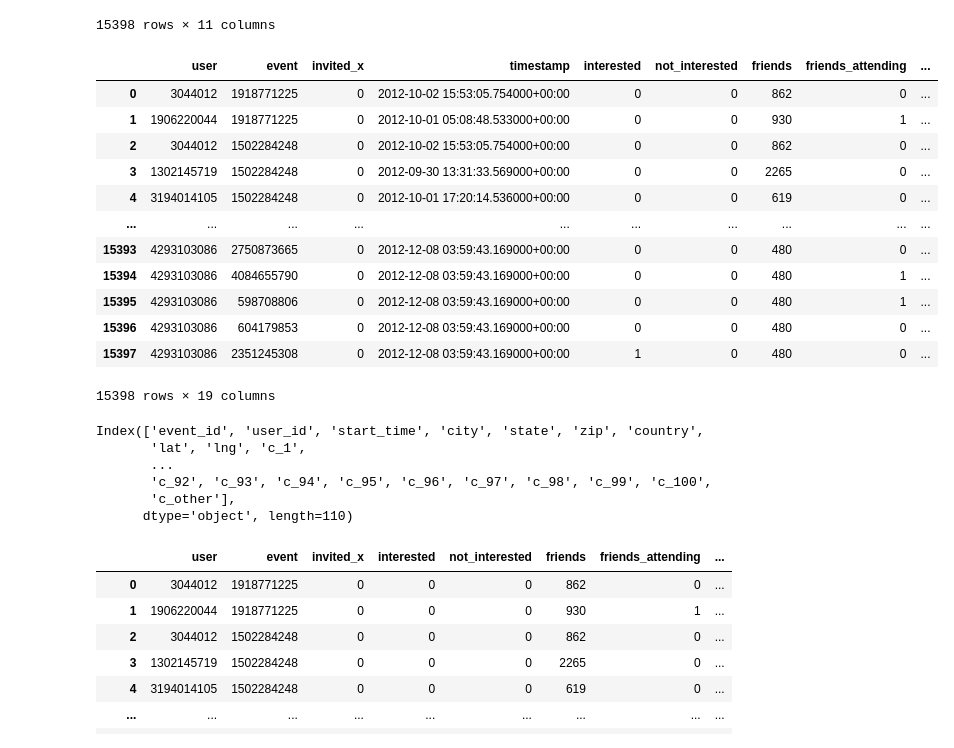
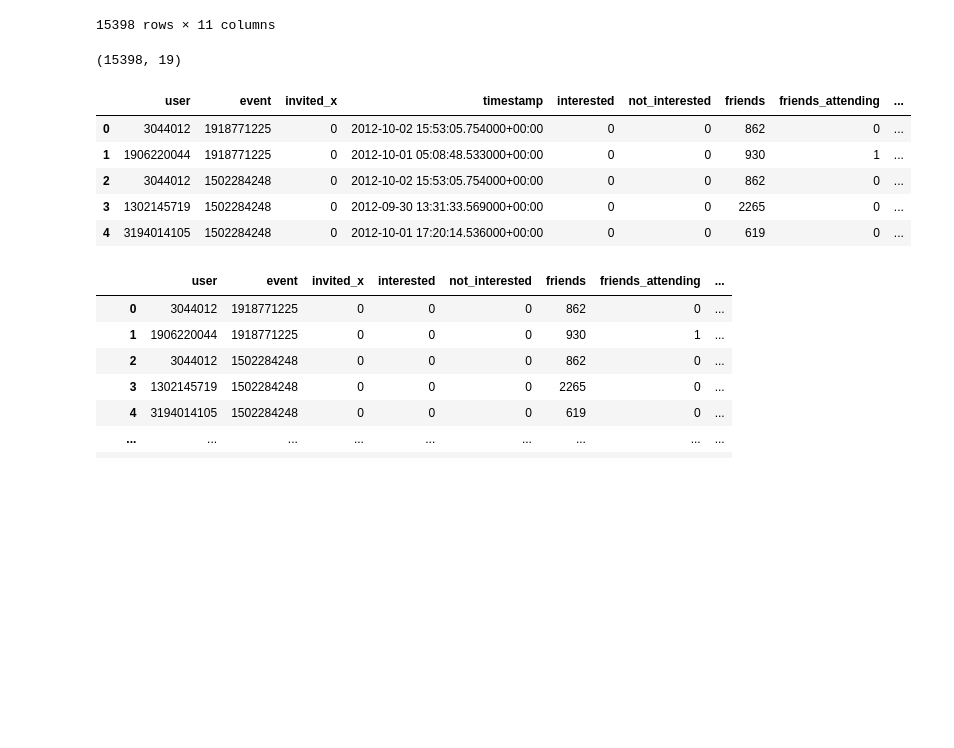
Before and after one commit to dsanmart/everywhere-reco, a Jupyter notebook: examples/models/model1.ipynb, the cells around one changed output. Drawn from its saved outputs; the diff is of its cells as text; code cells hidden in the pictures; blank space fills up the shorter version.

```diff
--- a/examples/models/model1.ipynb
+++ b/examples/models/model1.ipynb
@@ -59,5 +61,5 @@ Index(['user', 'event', 'invited', 'timestamp', 'interested',
 # %%
-df_user_friends = get_user_friends_data(data_path + "user_friends.csv")
+df_user_friends = get_user_friends_data()
 print(df_user_friends.shape)
 df_user_friends.head()
 # %% [output]
@@ -70,7 +72,7 @@ Found user_friends in local 🎉
 | 3 | 1872223848 | 83361640 723814682 557944478 1724... |
 | 4 | 3429017717 | 4253303705 2130310957 1838389374 ... |
 # %%
-df_event_attendees = get_event_attendees_data(data_path + "event_attendees.csv")
+df_event_attendees = get_event_attendees_data()
 print(df_event_attendees.shape)
 df_event_attendees.head()
 # %% [output]
@@ -83,7 +85,7 @@ Found event_attendees in local 🎉
 | 3 | 2621578336 | NaN | NaN | NaN | NaN |
 | 4 | 855842686 | 2406118796 3550897984 294255260 1... | 2671721559 1761448345 2356975806 ... | 1518670705 880919237 2326414227 2... | 3500235232 |
 # %%
-df_train = get_train_data(data_path + "train.csv")
+df_train = get_train_data()
 print(df_train.shape)
 df_train.head()
 # %% [output]
@@ -130,30 +132,16 @@ df_train
 15398 rows × 11 columns
 # %%
 df_train = get_event_attendee_nums(df_train, df_event_attendees)
-df_train
+print(df_train.shape)
+df_train.head()
 # %% [output]
+(15398, 19)
 |  | user | event | invited_x | timestamp | interested | not_interested | friends | friends_attending | ... |
 | 0 | 3044012 | 1918771225 | 0 | 2012-10-02 15:53:05.754000+00:00 | 0 | 0 | 862 | 0 | ... |
 | 1 | 1906220044 | 1918771225 | 0 | 2012-10-01 05:08:48.533000+00:00 | 0 | 0 | 930 | 1 | ... |
 | 2 | 3044012 | 1502284248 | 0 | 2012-10-02 15:53:05.754000+00:00 | 0 | 0 | 862 | 0 | ... |
 | 3 | 1302145719 | 1502284248 | 0 | 2012-09-30 13:31:33.569000+00:00 | 0 | 0 | 2265 | 0 | ... |
 | 4 | 3194014105 | 1502284248 | 0 | 2012-10-01 17:20:14.536000+00:00 | 0 | 0 | 619 | 0 | ... |
-| ... | ... | ... | ... | ... | ... | ... | ... | ... | ... |
-| 15393 | 4293103086 | 2750873665 | 0 | 2012-12-08 03:59:43.169000+00:00 | 0 | 0 | 480 | 0 | ... |
-| 15394 | 4293103086 | 4084655790 | 0 | 2012-12-08 03:59:43.169000+00:00 | 0 | 0 | 480 | 1 | ... |
-| 15395 | 4293103086 | 598708806 | 0 | 2012-12-08 03:59:43.169000+00:00 | 0 | 0 | 480 | 1 | ... |
-| 15396 | 4293103086 | 604179853 | 0 | 2012-12-08 03:59:43.169000+00:00 | 0 | 0 | 480 | 0 | ... |
-| 15397 | 4293103086 | 2351245308 | 0 | 2012-12-08 03:59:43.169000+00:00 | 1 | 0 | 480 | 0 | ... |
-15398 rows × 19 columns
-# %%
-df_events.columns
-# %% [output]
-Index(['event_id', 'user_id', 'start_time', 'city', 'state', 'zip', 'country',
-       'lat', 'lng', 'c_1',
-       ...
-       'c_92', 'c_93', 'c_94', 'c_95', 'c_96', 'c_97', 'c_98', 'c_99', 'c_100',
-       'c_other'],
-      dtype='object', length=110)
 # %%
 df_events_clean = df_events.drop(
     columns=["user_id", "start_time", "city", "state", "zip", "country", "lat", "lng"]
```
Also changed, not shown: parts of 18 cells of this notebook.
